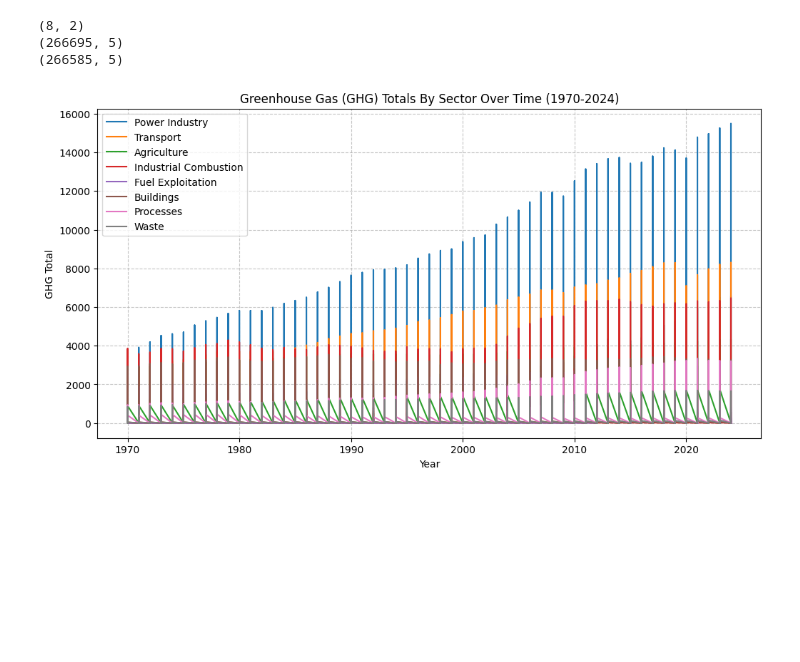
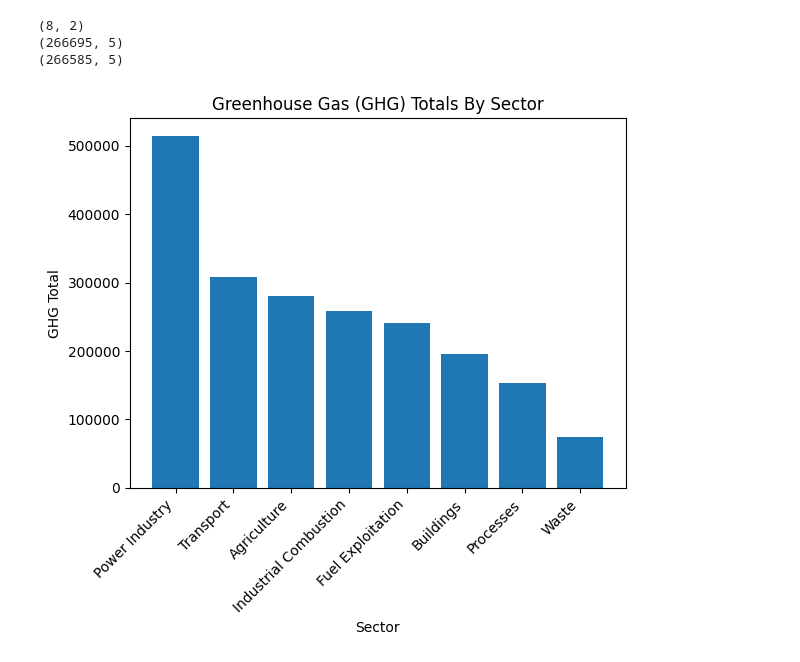
Before and after one commit to nathanbaleeta/data-engineering-notebooks, a Jupyter notebook: notebooks/GHG/ghg_exploration_by_sector_by_country.ipynb, the cells around one changed output. Drawn from its saved outputs; the diff is of its cells as text; code cells hidden in the pictures; blank space fills up the shorter version.

Commit message:
summarize ghg totals by sector globally

```diff
--- a/notebooks/GHG/ghg_exploration_by_sector_by_country.ipynb
+++ b/notebooks/GHG/ghg_exploration_by_sector_by_country.ipynb
@@ -75,22 +75,33 @@ print(filtered_df.shape)
 (266695, 5)
 (266585, 5)
 # %%
-# Create the plot
-plt.figure(figsize=(12, 6))
+# # Create the plot
+# plt.figure(figsize=(12, 6))
 
-for sector in sectors_to_plot:
-    subset = filtered_df[filtered_df['Sector'] == sector]
-    plt.plot(subset['Year'], subset['GHG_Total'], label=sector)
+# for sector in sectors_to_plot:
+#     subset = filtered_df[filtered_df['Sector'] == sector]
+#     plt.plot(subset['Year'], subset['GHG_Total'], label=sector)
 
-# 6. Customize the chart
-plt.title('Greenhouse Gas (GHG) Totals By Sector Over Time (1970-2024)')
-plt.xlabel('Year')
-plt.ylabel('GHG Total')
-plt.legend()
-plt.grid(True, linestyle='--', alpha=0.7)
+# # 6. Customize the chart
+# plt.title('Greenhouse Gas (GHG) Totals By Sector Over Time (1970-2024)')
+# plt.xlabel('Year')
+# plt.ylabel('GHG Total')
+# plt.legend()
+# plt.grid(True, linestyle='--', alpha=0.7)
 
-# 7. Display or save the result
-plt.savefig('ghg_by_sector_line_chart.png')
-plt.show()
+# # 7. Display or save the result
+# plt.savefig('ghg_by_sector_line_chart.png')
+# plt.show()
-# %% [output]
-[figure, removed]
+# %%
+# Plot the bar chart
+#plt.figure(figsize=(12, 6))
+
+# Customize and display the plot using Matplotlib functions
+plt.bar(df_top_10_sectors_by_ghg['Sector'], df_top_10_sectors_by_ghg['GHG_Total'])
+plt.xticks(rotation=45, ha='right')
+plt.title('Global Greenhouse Gas (GHG) Totals By Sector')
+plt.xlabel('Sector')
+plt.ylabel('GHG Total')
+plt.show()
+# %% [output]
+[figure, added]
```
